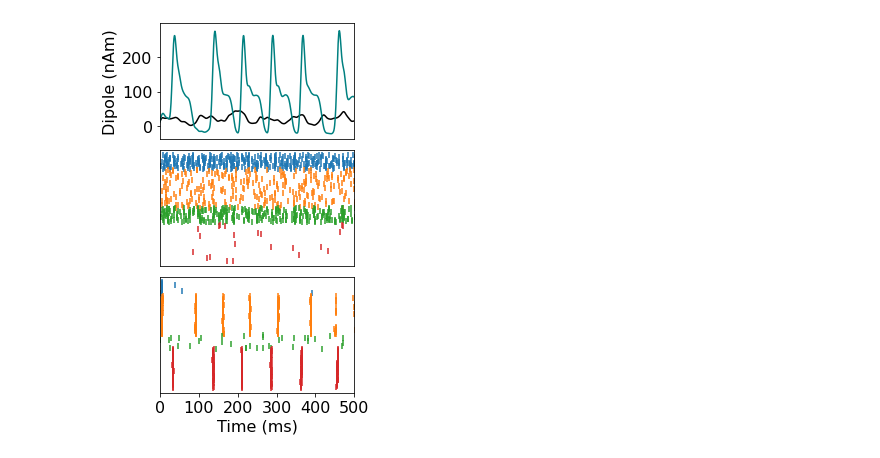
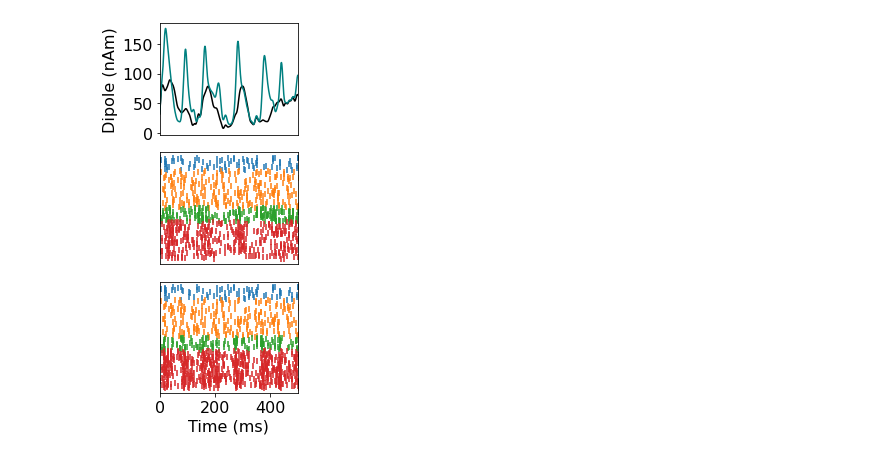
Before and after one commit to ntolley/bayesian_surrogates, a Jupyter notebook: plot_surrogate_network.ipynb, the cells around one changed output. Saved outputs shown, nothing was run; the diff lists cells and outputs as text; code cells hidden in the pictures.

```diff
--- a/plot_surrogate_network.ipynb
+++ b/plot_surrogate_network.ipynb
@@ -28,7 +28,7 @@ device = torch.device("cuda:0")
 num_cores = multiprocessing.cpu_count()
 torch.backends.cudnn.enabled = True
 # %%
-with open('surrogate_plot_data/lowfreq_optim_res.pkl', 'rb') as f:
+with open('surrogate_plot_data/lowfreq_optim_res_low_to_beta.pkl', 'rb') as f:
     optim_res = dill.load(f)
 
 prior_dict = optim_res['prior_dict']
@@ -40,6 +40,10 @@ EI_dict_keys = optim_res['EI_dict_keys']
 losses = optim_res['losses']
 theta_dict = optim_res['theta_dict']
 
+last_epoch = 15
+EI_array = EI_array[:last_epoch, :]
+losses = losses[:last_epoch]
+
 df = pd.DataFrame(EI_array, columns=EI_dict_keys)
 network_data_drive = Network_Data(net_drive, soma_filter=True)
 network_data_connectivity = Network_Data(net_connectivity, soma_filter=True)
@@ -72,12 +76,11 @@ model_pytorch = model_network(net_drive, model_dict, dataset_dict, network_data_
 # model = torch.jit.script(model_pytorch).to(device)
 model = model_pytorch.to(device)
 # %%
-plot_epoch = 0
 
 pred_y_list = list()
 out_fft_list = list()
 dpl_list = list()
-for plot_epoch in [0, 9]:
+for plot_epoch in [0, 14]:
     for key in df.columns:
         model.EI_dict[key] = torch.tensor(df[key].values[plot_epoch]).to(device)
 
@@ -162,5 +177,5 @@ plt.savefig('connectivity_optim.svg')
 # %%
-plt.figure(figsize=(4,6))
+plt.figure(figsize=(3,6))
 
 plt.subplot(3,1,1)
 dpl_times = np.linspace(0, dpl_list[0].size * 0.5, dpl_list[0].size)
@@ -190,31 +205,31 @@ for idx, cell_type in enumerate(['L2_basket', 'L2_pyramidal', 'L5_basket', 'L5_p
 # plt.xlabel('Time (ms)', fontsize=fontsize)
 # _ = plt.xticks(fontsize=fontsize)
 plt.xticks([])
 _ = plt.yticks([])
 plt.xlim(0,500)
 plt.gca().invert_yaxis()
 plt.tight_layout()
 
 plt.subplot(3,1,3)
 for idx, cell_type in enumerate(['L2_basket', 'L2_pyramidal', 'L5_basket', 'L5_pyramidal']):
     out = pred_y_list[-1][idx][:,:,0].detach().cpu().numpy()
 
     threshold = model.threshold_dict[cell_type].detach().cpu().numpy()
 
     cell_spikes = (out > threshold) & (np.roll(out, 1, axis=0) < threshold)
     cell_spike_indices = np.where(cell_spikes > 0)
     offset =  list(net_connectivity.gid_ranges[cell_type])[0]
 
     plt.scatter(cell_spike_indices[0] * 0.5, cell_spike_indices[1] + offset, c=f'C{idx}', marker='|', label=cell_type)
 
 plt.xlabel('Time (ms)', fontsize=fontsize)
 _ = plt.xticks(fontsize=fontsize)
 _ = plt.yticks([])
 plt.gca().invert_yaxis()
 plt.xlim(0,500)
 
 plt.tight_layout()
 
 plt.savefig('dipole_raster.svg')
 # %% [output]
-[figure, old version]
+[figure, new version]
```
Also changed, not shown: parts of 4 cells of this notebook, 3 other files.
